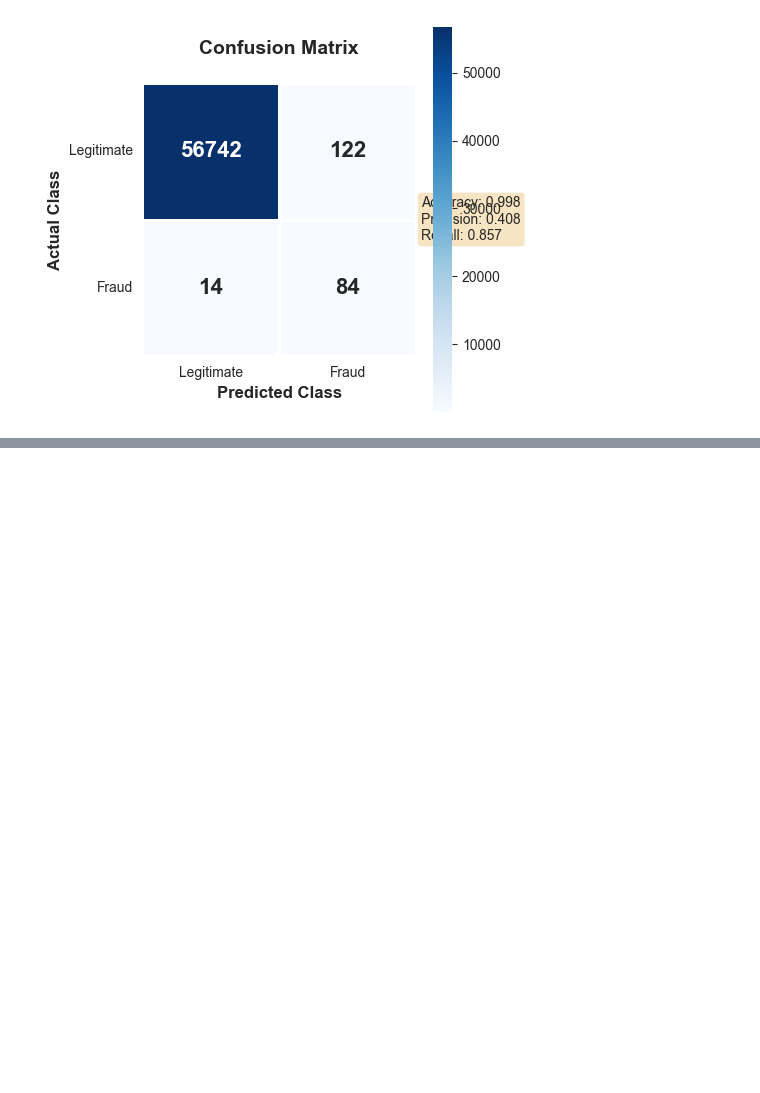
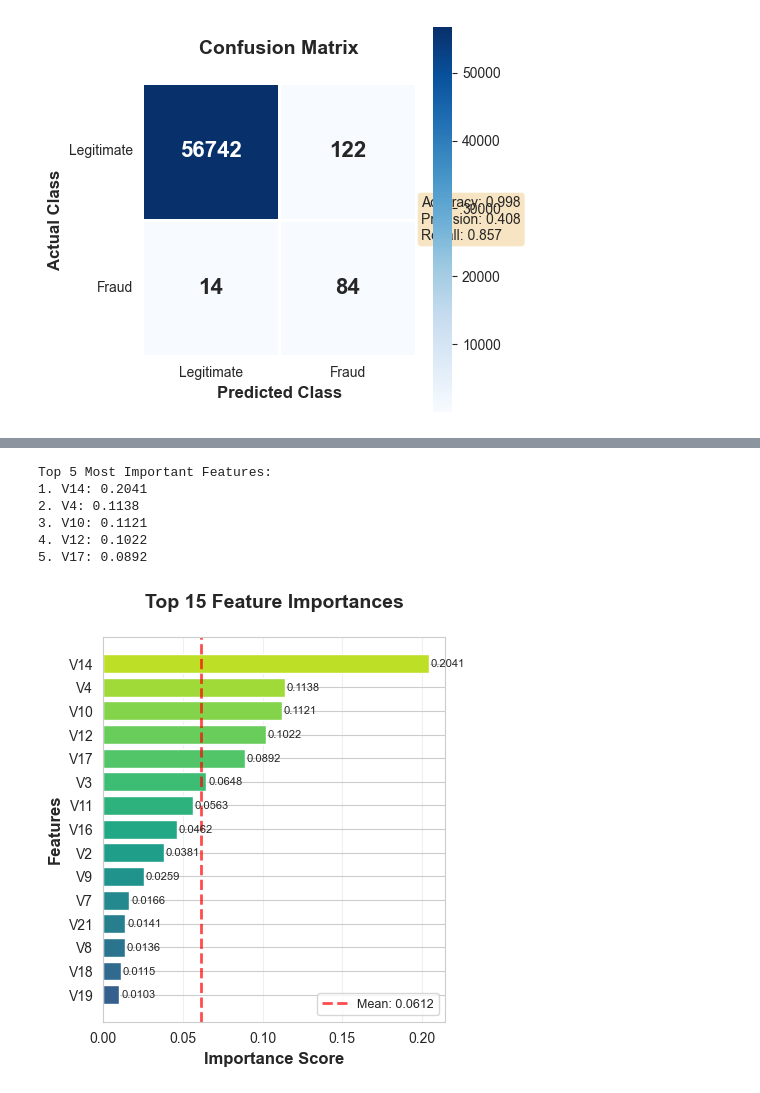
Before and after one commit to Junsui3012/Brainwave_Matrix_Intern, a Jupyter notebook: Task 2/code.ipynb, the cells around one changed output, grey strips where cells are left out. Saved outputs shown, nothing was run; the diff lists cells and outputs as text; code cells hidden in the pictures; blank space fills up the shorter version.

```diff
--- a/Task 2/code.ipynb
+++ b/Task 2/code.ipynb
@@ -50,3 +50,6 @@ df = load_data()
 Dataset shape: (284807, 31)
 Fraud cases: 492
 Valid cases: 284315
+# %%
+feature_names = df.columns.to_list()[:-1]
+print(feature_names)
@@ -213,0 +289,50 @@ Recall: 0.857
+# %%
+def visualize_feature_importance(model, feature_names):
+    """
+    Visualization 3: Feature Importance Bar Chart
+    Shows which features are most important for predictions
+    """
+    # Get feature importances
+    importances = model.feature_importances_
+
+    # Get top 15 features
+    indices = np.argsort(importances)[-15:]
+    top_features = [feature_names[i] for i in indices]
+    top_importances = importances[indices]
+
+    plt.subplot(1, 3, 3)
+
+    # Create horizontal bar chart
+    colors = plt.cm.viridis(np.linspace(0.3, 0.9, len(top_features)))
+    bars = plt.barh(range(len(top_features)), top_importances, color=colors)
+
+    # Add value labels on bars
+    for i, (bar, importance) in enumerate(zip(bars, top_importances)):
+        plt.text(importance + 0.001, i, f'{importance:.4f}',
+                va='center', fontsize=8)
+
+    plt.yticks(range(len(top_features)), top_features)
+    plt.xlabel('Importance Score', fontsize=12, fontweight='bold')
+    plt.ylabel('Features', fontsize=12, fontweight='bold')
+    plt.title('Top 15 Feature Importances\n', fontsize=14, fontweight='bold')
+    plt.grid(axis='x', alpha=0.3)
+
+    # Add a vertical line at mean importance
+    mean_importance = np.mean(top_importances)
+    plt.axvline(mean_importance, color='red', linestyle='--',
+                linewidth=2, alpha=0.7, label=f'Mean: {mean_importance:.4f}')
+    plt.legend(fontsize=9)
+
+    print(f"\nTop 5 Most Important Features:")
+    for i in range(min(5, len(top_features))):
+        print(f"{i+1}. {top_features[-(i+1)]}: {top_importances[-(i+1)]:.4f}")
+# %%
+visualize_feature_importance(model, feature_names)
+# %% [output]
+Top 5 Most Important Features:
+1. V14: 0.2041
+2. V4: 0.1138
+3. V10: 0.1121
+4. V12: 0.1022
+5. V17: 0.0892
+[figure, added]
```
Also changed, not shown: parts of 6 cells of this notebook.
